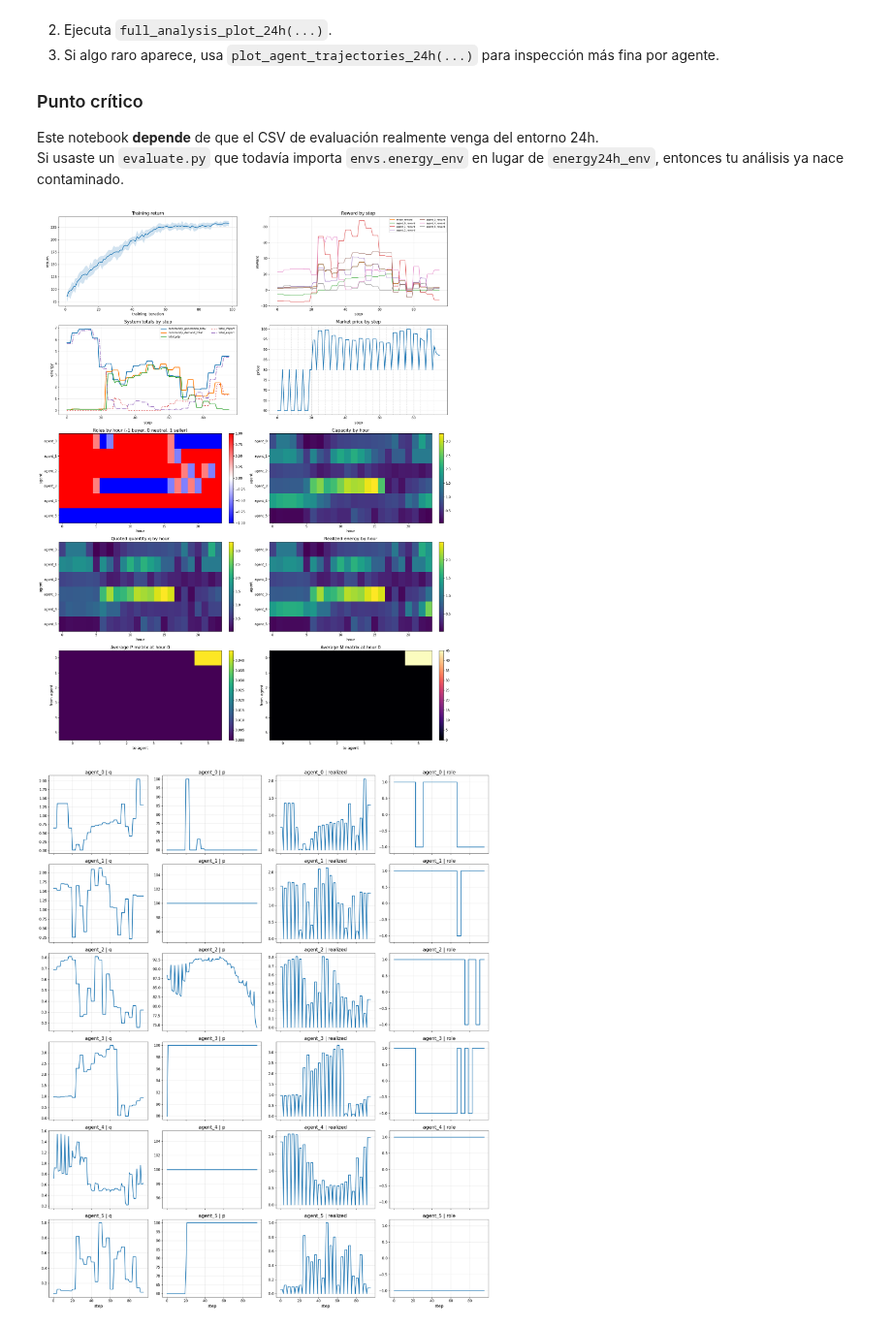
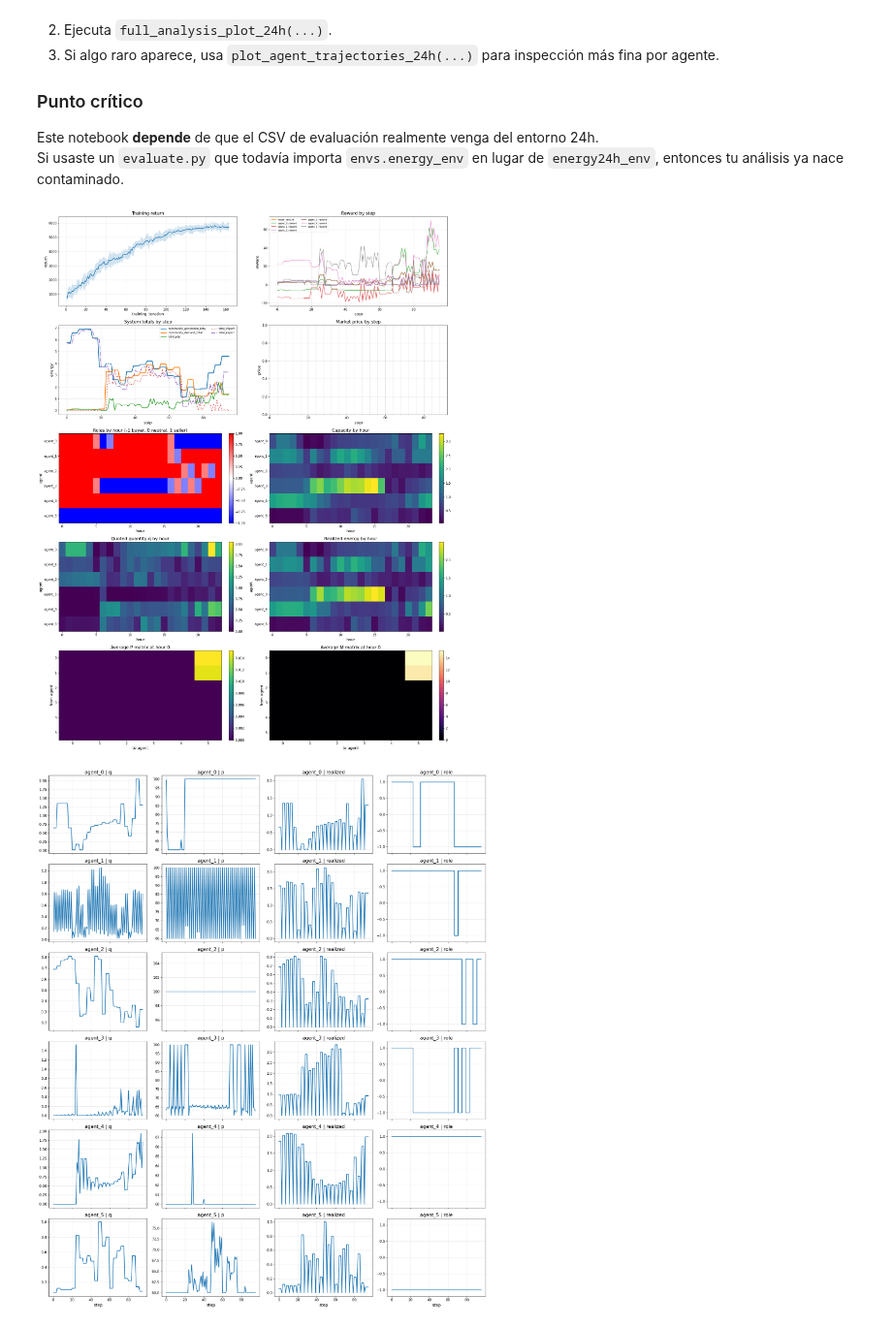
Before and after one commit to juanbmedina/marlgrid, a Jupyter notebook: data_analysis/data_analysis_24h_grid.ipynb, the cells around one changed output. Shown at 97% size. Drawn from its saved outputs; the diff is of its cells as text; code cells hidden in the pictures.

```diff
--- a/data_analysis/data_analysis_24h_grid.ipynb
+++ b/data_analysis/data_analysis_24h_grid.ipynb
@@ -533,27 +533,27 @@ Este notebook **depende** de que el CSV de evaluación realmente venga del entor
 Si usaste un `evaluate.py` que todavía importa `envs.energy_env` en lugar de `energy24h_env`, entonces tu análisis ya nace contaminado.
 # %%
 
-exp_name = "exp_results_2026-03-13_17-47-37"
+exp_name = "exp_results_2026-03-18_11-04-57"
 algorithm = "PPO"
 
-training_path = f"./{exp_name}/energy_market_training/{algorithm}_energy_market_run/progress.csv"
-eval_path = f"./{exp_name}/energy_market_training/{algorithm}_energy_market_run/evaluation_agent_states.csv"
-mu_path = f"./{exp_name}/energy_market_training/{algorithm}_energy_market_run/custom_metrics.csv"
+training_path = f"/home/juanbmedina/rllib/exp_results/{exp_name}/energy_market_training/{algorithm}_energy_market_run/progress.csv"
+eval_path = f"/home/juanbmedina/rllib/exp_results/{exp_name}/energy_market_training/{algorithm}_energy_market_run/evaluation_agent_states.csv"
+mu_path = f"/home/juanbmedina/rllib/exp_results/{exp_name}/energy_market_training/{algorithm}_energy_market_run/custom_metrics.csv"
 
 summary = full_analysis_plot_24h(
     training_path=training_path,
     eval_path=eval_path,
     mu_path=mu_path,
     selected_hour=0,
 )
 
 plot_agent_trajectories_24h(
     eval_path=eval_path,
     agents=summary["agent_ids"][:min(6, len(summary["agent_ids"]))],
 )
 # %% [output]
-[figure, old version]
+[figure, new version]
-[figure, old version]
+[figure, new version]
 # %%
 
 exp_name = "exp_results_2026-03-13_17-19-34"
```
Also changed, not shown: parts of 1 cell of this notebook, 5 other files.
